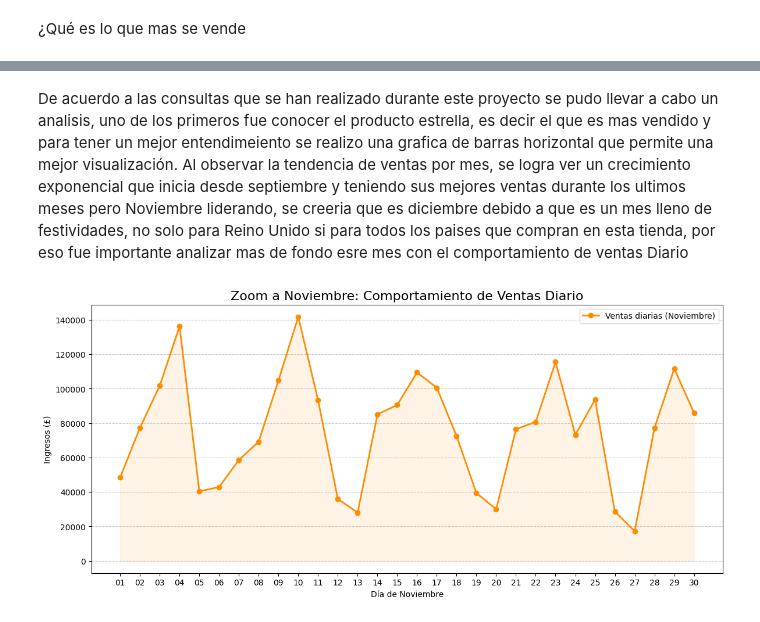
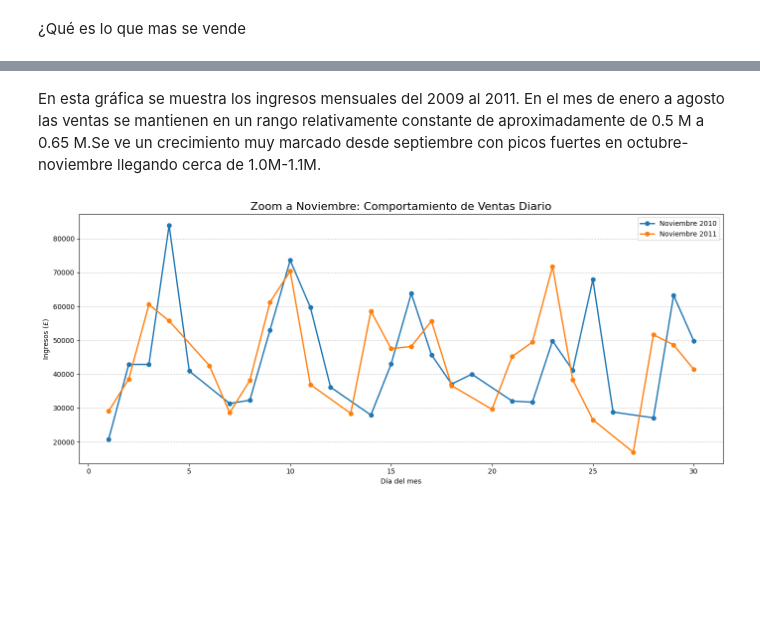
Before and after one commit to lauzac3lor7-design/analisis_venta_ecommerce, a Jupyter notebook: ecommerce3.ipynb, the cells around one changed output, grey strips where cells are left out. Saved outputs shown, nothing was run; the diff lists cells and outputs as text; code cells hidden in the pictures; blank space fills up the shorter version.

```diff
--- a/ecommerce3.ipynb
+++ b/ecommerce3.ipynb
@@ -514,35 +511,41 @@ plt.show()
-# %% [markdown]
-De acuerdo a las consultas que se han realizado durante este proyecto se pudo llevar a cabo un analisis, uno de los primeros fue conocer el producto estrella, es decir el que es mas vendido y para tener un mejor entendimeiento se realizo una grafica de barras horizontal que permite una mejor visualización. Al observar la tendencia de ventas por mes, se logra ver un crecimiento exponencial que inicia desde septiembre y teniendo sus mejores ventas durante los ultimos meses pero Noviembre liderando, se creeria que es diciembre debido a que es un mes lleno de festividades, no solo para Reino Unido si para todos los paises que compran en esta tienda, por eso fue importante analizar mas de fondo esre mes con el comportamiento de ventas Diario
+# %% [markdown]
+En esta gráfica se muestra los ingresos mensuales del 2009 al 2011. En el mes de enero a agosto las ventas se mantienen en un rango relativamente constante de aproximadamente de 0.5 M a 0.65 M.Se ve un crecimiento muy marcado desde septiembre con picos fuertes en octubre-noviembre llegando cerca de 1.0M-1.1M.
 # %%
 import matplotlib.pyplot as plt
 
 # Consulta SQL para Noviembre (Mes '11')
 query_noviembre = """
 SELECT
-    strftime('%d', invoicedate) AS dia,
+    date(invoicedate) AS dia,
     ROUND(SUM(quantity * price), 2) AS ventas_diarias
 FROM ventas
 WHERE strftime('%m', invoicedate) = '11'
 GROUP BY dia
 ORDER BY dia ASC;
 """
 
+
 df_noviembre = pd.read_sql_query(query_noviembre, conn)
 
 # Limpieza de posibles valores nulos
 df_noviembre = df_noviembre.dropna()
 
+df_noviembre['dia'] = pd.to_datetime(df_noviembre['dia'])
+
+df_noviembre['anio'] = df_noviembre['dia'].dt.year
+df_noviembre['dia_mes'] = df_noviembre['dia'].dt.day
+
 plt.figure(figsize=(14, 6))
-plt.plot(df_noviembre['dia'], df_noviembre['ventas_diarias'],
-         marker='o', color='darkorange', linewidth=2, label='Ventas diarias (Noviembre)')
+for anio, g in df_noviembre.groupby('anio'):
+    g = g.sort_values('dia_mes')
+    plt.plot(g['dia_mes'], g['ventas_diarias'], marker='o', linewidth=2, label=f'Noviembre {anio}')
 
 plt.title('Zoom a Noviembre: Comportamiento de Ventas Diario', fontsize=16)
-plt.xlabel('Día de Noviembre')
+plt.xlabel('Día del mes')
 plt.ylabel('Ingresos (£)')
-plt.xticks(df_noviembre['dia'])
 plt.grid(axis='y', linestyle='--', alpha=0.7)
-plt.fill_between(df_noviembre['dia'], df_noviembre['ventas_diarias'], color='darkorange', alpha=0.1)
 plt.legend()
+plt.tight_layout()
 plt.show()
 # %% [output]
-[figure, old version]
+[figure, new version]
```
Also changed, not shown: parts of 44 cells of this notebook.
